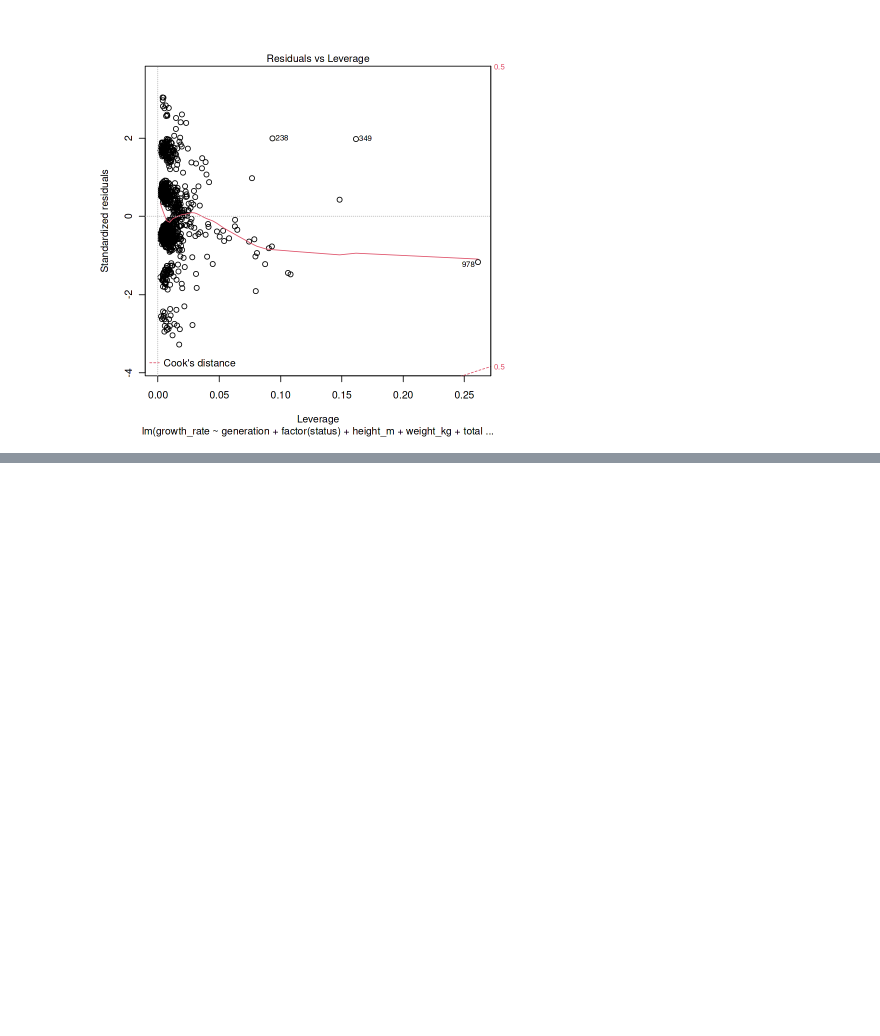
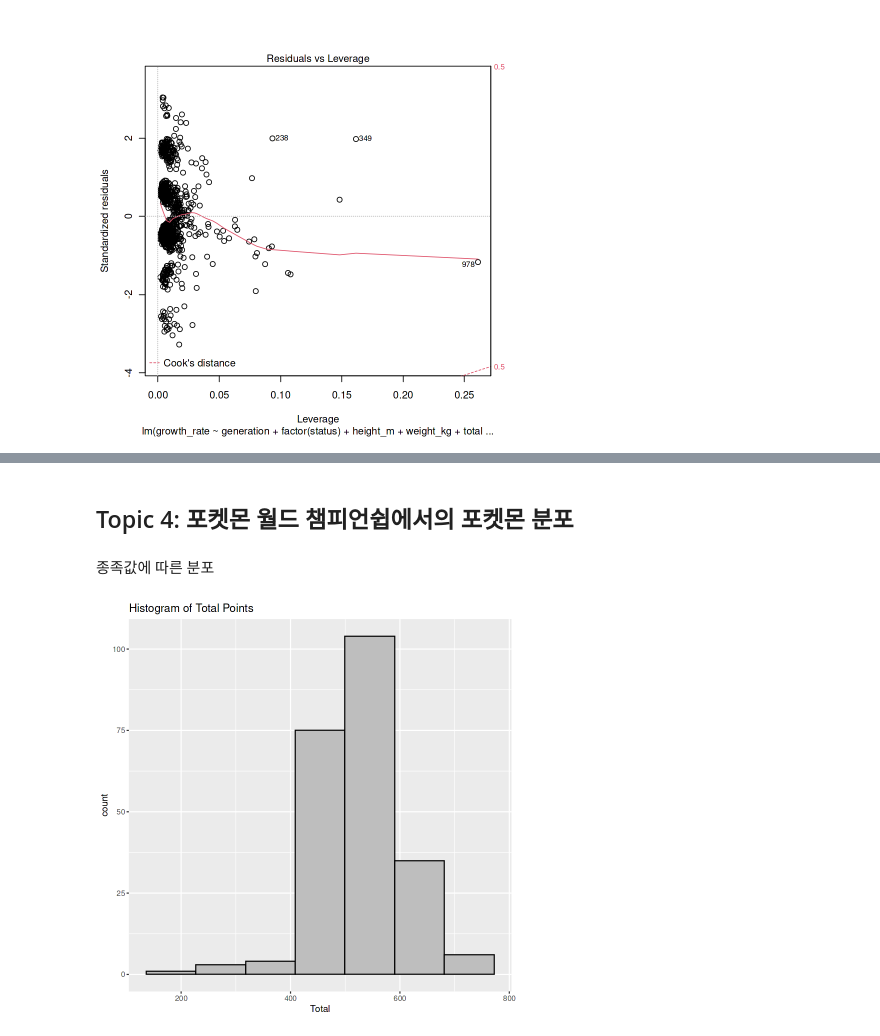
Before and after one commit to stop1one/Analyzing-Pokemon-Championship, a Jupyter notebook: analyzing-pokemon.ipynb, the cells around one changed output, grey strips where cells are left out. Drawn from its saved outputs; the diff is of its cells as text; code cells hidden in the pictures; blank space fills up the shorter version.

Commit message:
Update Topic 4 & 5

```diff
--- a/analyzing-pokemon.ipynb
+++ b/analyzing-pokemon.ipynb
@@ -430,0 +434,2 @@ plot(model1_gr)
+# %%
+pwc_original <- read.csv("/kaggle/input/complete-competitive-pokmon-datasets-may-2022/df_pokemon.csv", header=T)
@@ -430,0 +457,4 @@ plot(model1_gr)
+# %%
+pwc <- pwc_original %>% select(ID, Name, Variant, Generation, Type1, Type2, Total, HP, Attack, Defense, Sp..Atk, Sp..Def, Speed, VGC2022_rules, Monthly.Usage..k., Usage.Percent...., Monthly.Rank)
+names(pwc)[c(11:12, 15:17)] <- c("Sp_Attack", "Sp_Defense", "Monthly_Usage", "Usage_Percent", "Monthly_Rank")
+names(pwc)
@@ -430,0 +467,4 @@ plot(model1_gr)
+# %%
+pwc_used <- pwc[pwc$Monthly_Rank != "" & pwc$Monthly_Rank != "-", ]
+pwc_used[15:17] <- as.data.frame(sapply(pwc_used[15:17], as.integer))
+head(pwc_used)
@@ -430,0 +481,8 @@ plot(model1_gr)
+# %% [markdown]
+## Topic 4: 포켓몬 월드 챔피언쉽에서의 포켓몬 분포
+# %% [markdown]
+종족값에 따른 분포
+# %%
+pwc_used %>% ggplot(aes(Total)) + geom_histogram(bins=7, colour='black', fill="gray") + labs(title="Histogram of Total Points")
+# %% [output]
+[figure, added]
```
Also changed, not shown: parts of 26 cells of this notebook.
